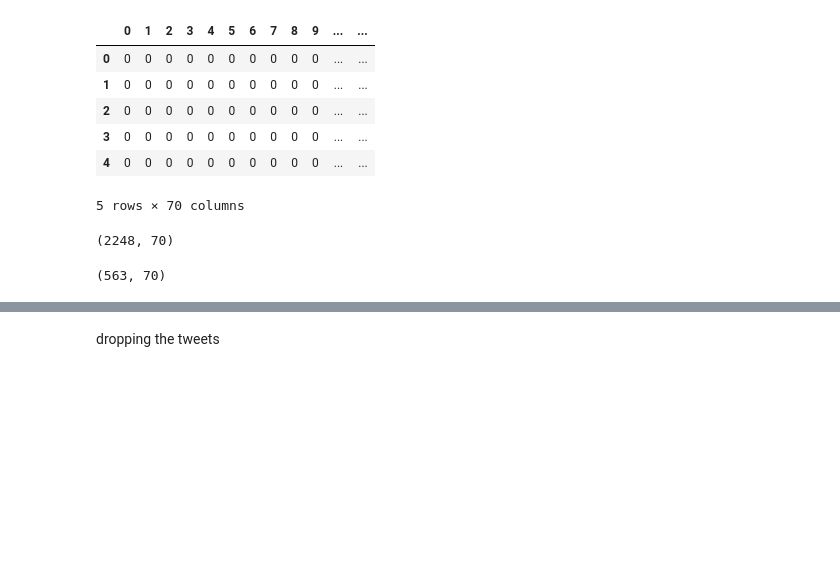
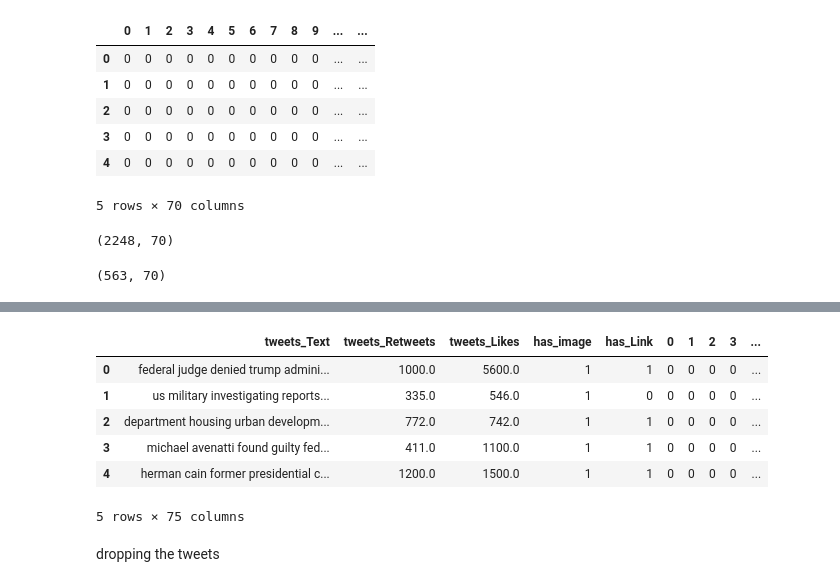
Before and after one commit to git-ram/CSE243-TweetResponsePrediction, a Jupyter notebook: tweetPreProcess.ipynb, the cells around one changed output, grey strips where cells are left out. Saved outputs shown, nothing was run; the diff lists cells and outputs as text; code cells hidden in the pictures; blank space fills up the shorter version.

```diff
--- a/tweetPreProcess.ipynb
+++ b/tweetPreProcess.ipynb
@@ -253 +262,4 @@ testText_df.shape # This should be (563,70)
+# %%
+X_test = X_test.reset_index(drop=True)
+testText = testText.reset_index(drop=True)
 # %%
@@ -255,2 +267,2 @@ X_train_df=pd.concat([X_train, trainText_df], axis=1)
 # %%
-X_test_df=pd.concat([X_test, testText_df], axis=1)
+X_test_df=pd.concat([X_test, testText_df], axis=1, sort=False)
@@ -275,3 +287,13 @@ X_test_df.shape
+# %%
+X_test_df.head()
+# %% [output]
+|  | tweets_Text | tweets_Retweets | tweets_Likes | has_image | has_Link | 0 | 1 | 2 | 3 | ... |
+| 0 | federal judge denied trump admini... | 1000.0 | 5600.0 | 1 | 1 | 0 | 0 | 0 | 0 | ... |
+| 1 | us military investigating reports... | 335.0 | 546.0 | 1 | 0 | 0 | 0 | 0 | 0 | ... |
+| 2 | department housing urban developm... | 772.0 | 742.0 | 1 | 1 | 0 | 0 | 0 | 0 | ... |
+| 3 | michael avenatti found guilty fed... | 411.0 | 1100.0 | 1 | 1 | 0 | 0 | 0 | 0 | ... |
+| 4 | herman cain former presidential c... | 1200.0 | 1500.0 | 1 | 1 | 0 | 0 | 0 | 0 | ... |
+5 rows × 75 columns
 # %% [markdown]
 dropping the tweets
 # %%
```
Also changed, not shown: parts of 18 cells of this notebook.
